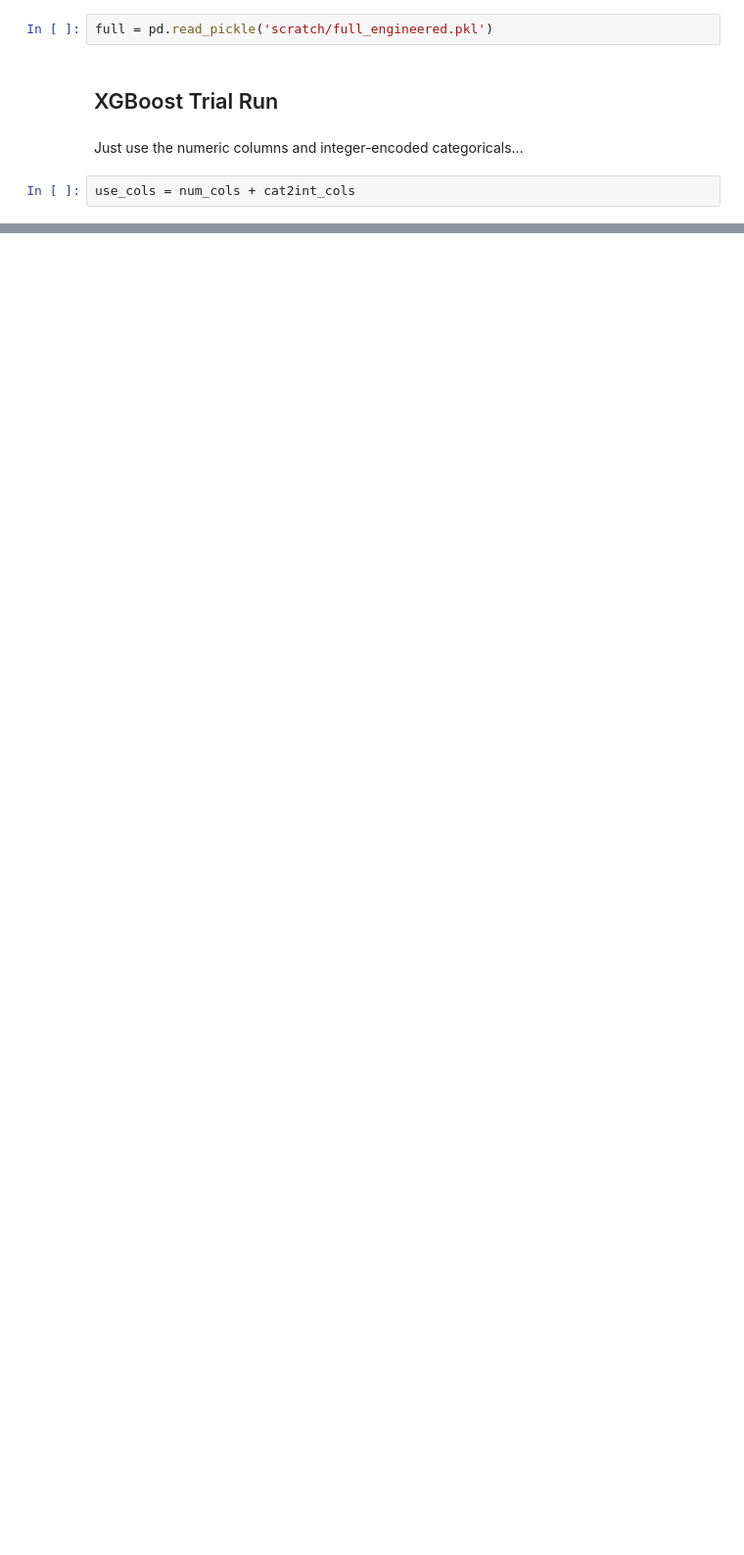
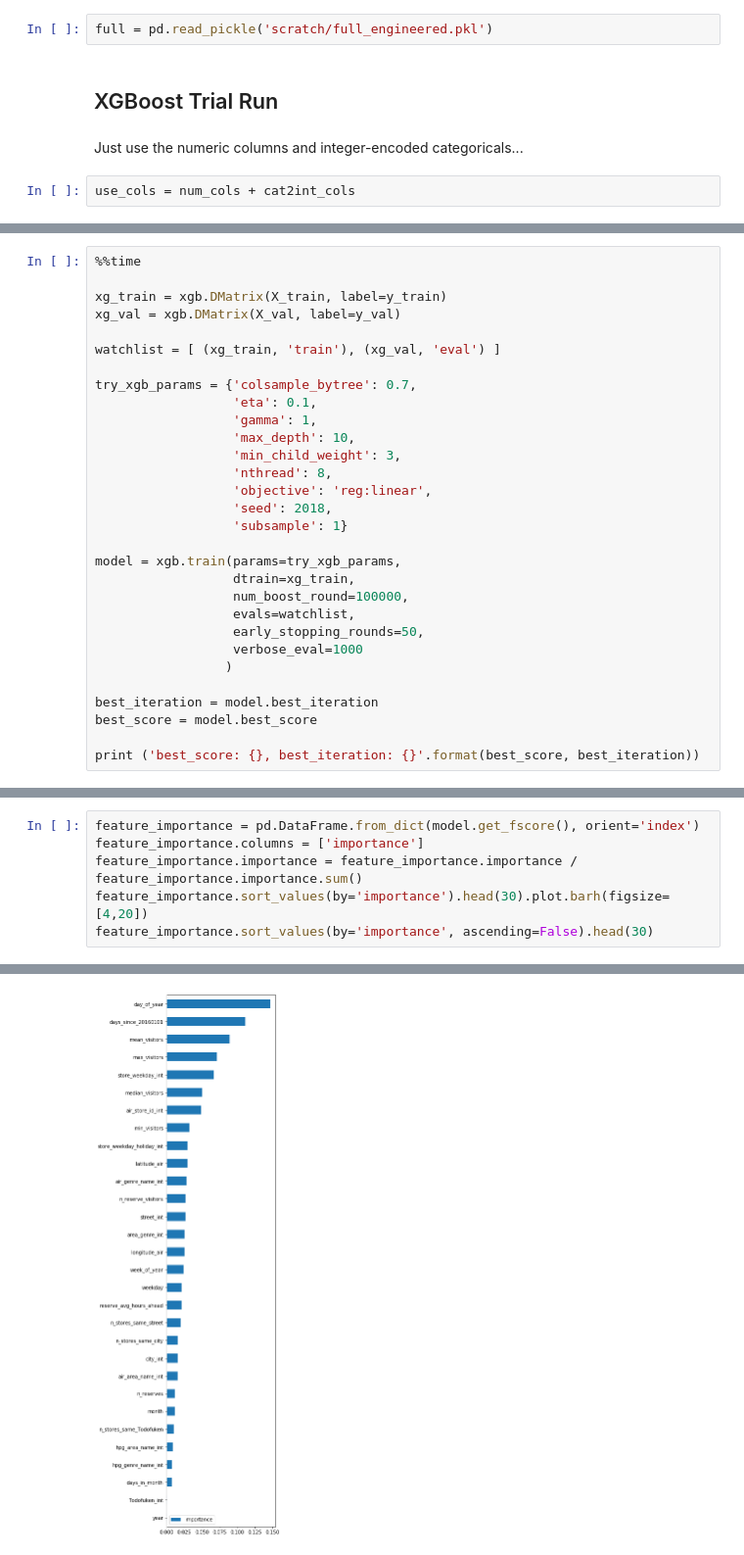
Before and after one commit to ligz08/Kaggle-Recruit-Restaurant-Visitor-Forecasting, a Jupyter notebook: Modeling.ipynb, the cells around one changed output, grey strips where cells are left out. Shown at 98% size. Saved outputs shown, nothing was run; the diff lists cells and outputs as text; blank space fills up the shorter version.

```diff
--- a/Modeling.ipynb
+++ b/Modeling.ipynb
@@ -58,0 +98,30 @@ Test set:
+# %%
+%%time
+
+xg_train = xgb.DMatrix(X_train, label=y_train)
+xg_val = xgb.DMatrix(X_val, label=y_val)
+
+watchlist = [ (xg_train, 'train'), (xg_val, 'eval') ]
+
+try_xgb_params = {'colsample_bytree': 0.7,
+                  'eta': 0.1,
+                  'gamma': 1,
+                  'max_depth': 10,
+                  'min_child_weight': 3,
+                  'nthread': 8,
+                  'objective': 'reg:linear',
+                  'seed': 2018,
+                  'subsample': 1}
+
+model = xgb.train(params=try_xgb_params,
+                  dtrain=xg_train,
+                  num_boost_round=100000,
+                  evals=watchlist,
+                  early_stopping_rounds=50,
+                  verbose_eval=1000
+                 )
+
+best_iteration = model.best_iteration
+best_score = model.best_score
+
+print ('best_score: {}, best_iteration: {}'.format(best_score, best_iteration))
@@ -58,0 +144,7 @@ Test set:
+# %%
+feature_importance = pd.DataFrame.from_dict(model.get_fscore(), orient='index')
+feature_importance.columns = ['importance']
+feature_importance.importance = feature_importance.importance / feature_importance.importance.sum()
+feature_importance.sort_values(by='importance').head(30).plot.barh(figsize=[4,20])
+feature_importance.sort_values(by='importance', ascending=False).head(30)
+# %% [output]
@@ -58,0 +168 @@ Test set:
+[figure, added]
```
Also changed, not shown: parts of 21 cells of this notebook, 2 other files.
